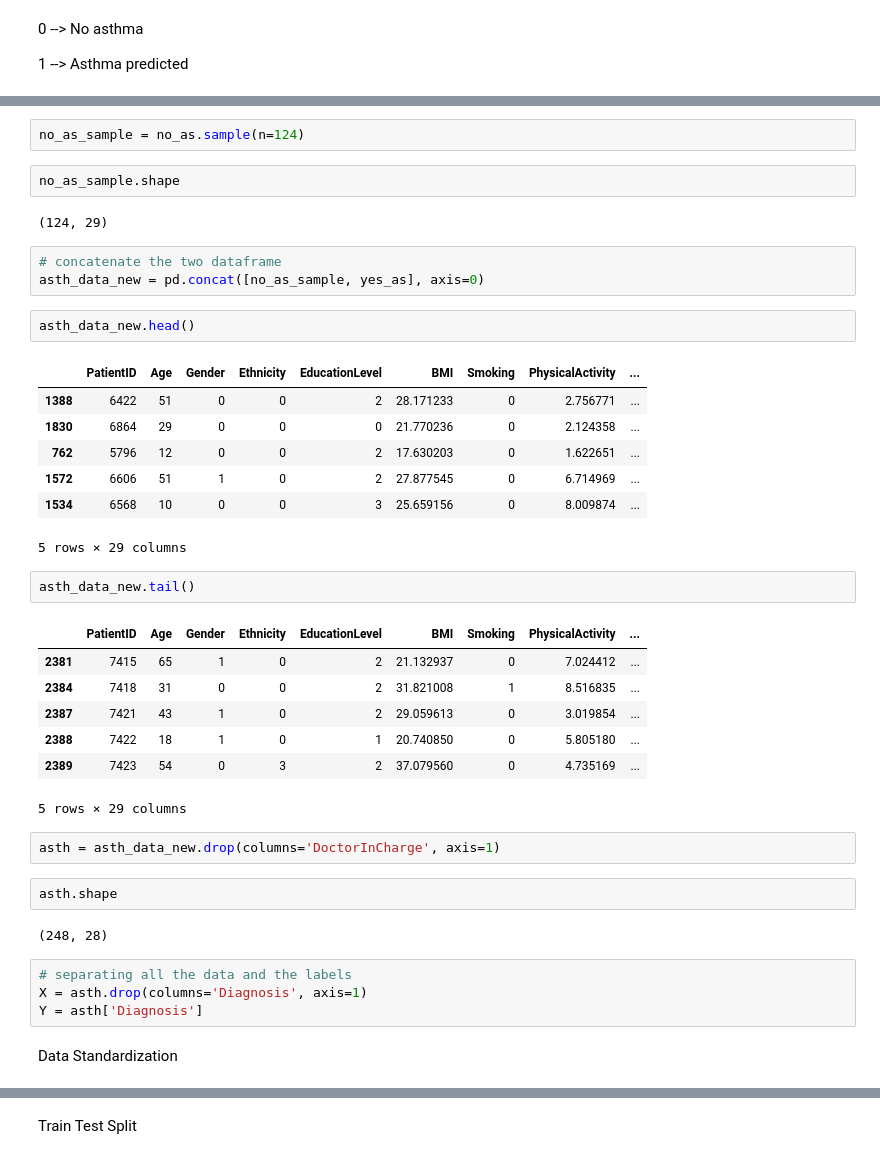
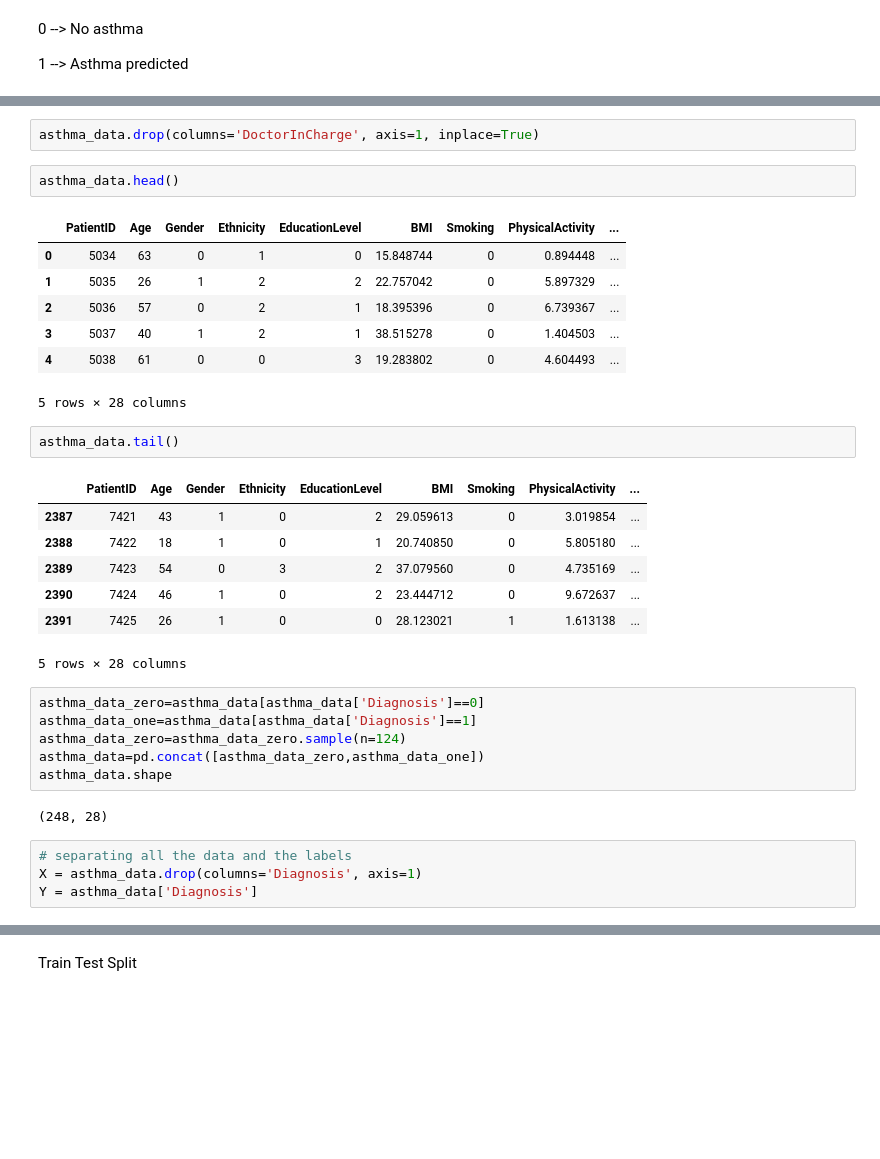
Before and after one commit to akansha300105/Asthma-Early-Prediction, a Jupyter notebook: Asthma_Prediction(SVM).ipynb, the cells around one changed output, grey strips where cells are left out. Cells and saved outputs as stored; diff of their text form; blank space fills up the shorter version.

```diff
--- a/Asthma_Prediction(SVM).ipynb
+++ b/Asthma_Prediction(SVM).ipynb
@@ -85,41 +75,34 @@ print(yes_as.shape)
-# %%
-no_as_sample = no_as.sample(n=124)
-# %%
-no_as_sample.shape
-# %% [output]
-(124, 29)
-# %%
-# concatenate the two dataframe
-asth_data_new = pd.concat([no_as_sample, yes_as], axis=0)
+# %%
+asthma_data.drop(columns='DoctorInCharge', axis=1, inplace=True)
 # %%
-asth_data_new.head()
+asthma_data.head()
 # %% [output]
 |  | PatientID | Age | Gender | Ethnicity | EducationLevel | BMI | Smoking | PhysicalActivity | ... |
-| 1388 | 6422 | 51 | 0 | 0 | 2 | 28.171233 | 0 | 2.756771 | ... |
-| 1830 | 6864 | 29 | 0 | 0 | 0 | 21.770236 | 0 | 2.124358 | ... |
-| 762 | 5796 | 12 | 0 | 0 | 2 | 17.630203 | 0 | 1.622651 | ... |
-| 1572 | 6606 | 51 | 1 | 0 | 2 | 27.877545 | 0 | 6.714969 | ... |
-| 1534 | 6568 | 10 | 0 | 0 | 3 | 25.659156 | 0 | 8.009874 | ... |
+| 0 | 5034 | 63 | 0 | 1 | 0 | 15.848744 | 0 | 0.894448 | ... |
+| 1 | 5035 | 26 | 1 | 2 | 2 | 22.757042 | 0 | 5.897329 | ... |
+| 2 | 5036 | 57 | 0 | 2 | 1 | 18.395396 | 0 | 6.739367 | ... |
+| 3 | 5037 | 40 | 1 | 2 | 1 | 38.515278 | 0 | 1.404503 | ... |
+| 4 | 5038 | 61 | 0 | 0 | 3 | 19.283802 | 0 | 4.604493 | ... |
-5 rows × 29 columns
+5 rows × 28 columns
 # %%
-asth_data_new.tail()
+asthma_data.tail()
 # %% [output]
 |  | PatientID | Age | Gender | Ethnicity | EducationLevel | BMI | Smoking | PhysicalActivity | ... |
-| 2381 | 7415 | 65 | 1 | 0 | 2 | 21.132937 | 0 | 7.024412 | ... |
-| 2384 | 7418 | 31 | 0 | 0 | 2 | 31.821008 | 1 | 8.516835 | ... |
 | 2387 | 7421 | 43 | 1 | 0 | 2 | 29.059613 | 0 | 3.019854 | ... |
 | 2388 | 7422 | 18 | 1 | 0 | 1 | 20.740850 | 0 | 5.805180 | ... |
 | 2389 | 7423 | 54 | 0 | 3 | 2 | 37.079560 | 0 | 4.735169 | ... |
+| 2390 | 7424 | 46 | 1 | 0 | 2 | 23.444712 | 0 | 9.672637 | ... |
+| 2391 | 7425 | 26 | 1 | 0 | 0 | 28.123021 | 1 | 1.613138 | ... |
-5 rows × 29 columns
+5 rows × 28 columns
-# %%
-asth = asth_data_new.drop(columns='DoctorInCharge', axis=1)
-# %%
-asth.shape
-# %% [output]
-(248, 28)
+# %%
+asthma_data_zero=asthma_data[asthma_data['Diagnosis']==0]
+asthma_data_one=asthma_data[asthma_data['Diagnosis']==1]
+asthma_data_zero=asthma_data_zero.sample(n=124)
+asthma_data=pd.concat([asthma_data_zero,asthma_data_one])
+asthma_data.shape
+# %% [output]
+(248, 28)
 # %%
 # separating all the data and the labels
-X = asth.drop(columns='Diagnosis', axis=1)
-Y = asth['Diagnosis']
+X = asthma_data.drop(columns='Diagnosis', axis=1)
+Y = asthma_data['Diagnosis']
-# %% [markdown]
-Data Standardization
```
Also changed, not shown: parts of 19 cells of this notebook.
